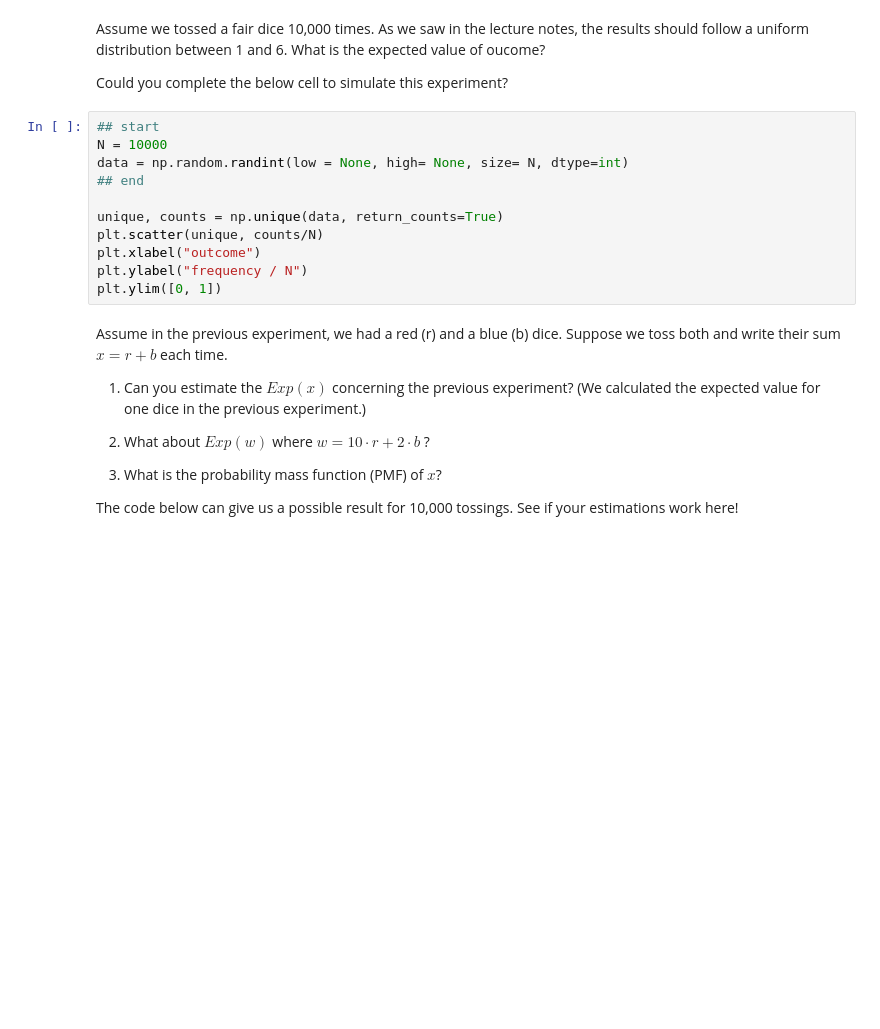
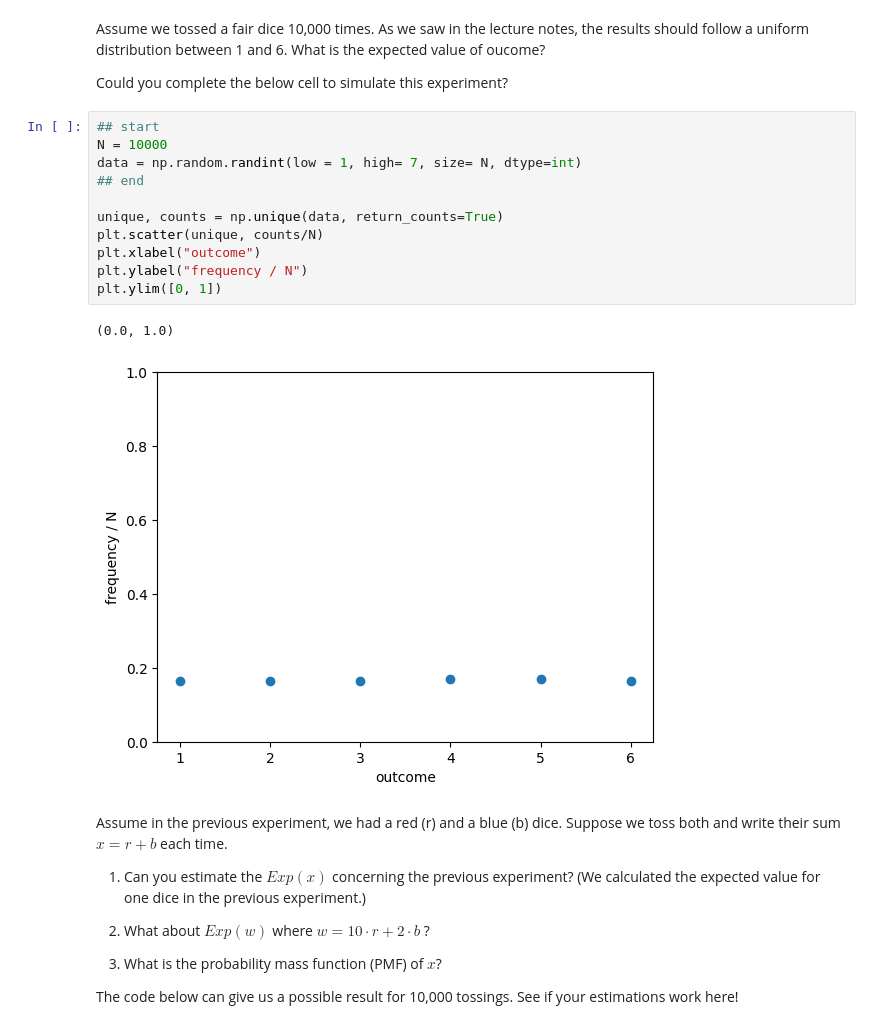
Before and after one commit to lalopezpa/stochastics, a Jupyter notebook: Tutorial_02.ipynb, the cells around one changed output. Cells and saved outputs as stored; diff of their text form; blank space fills up the shorter version.

```diff
--- a/Tutorial_02.ipynb
+++ b/Tutorial_02.ipynb
@@ -116,14 +116,17 @@ Could you complete the below cell to simulate this experiment?
 # %%
 ## start
 N = 10000
-data = np.random.randint(low = None, high= None, size= N, dtype=int)
+data = np.random.randint(low = 1, high= 7, size= N, dtype=int)
 ## end
 
 unique, counts = np.unique(data, return_counts=True)
 plt.scatter(unique, counts/N)
 plt.xlabel("outcome")
 plt.ylabel("frequency / N")
 plt.ylim([0, 1])
+# %% [output]
+(0.0, 1.0)
+[figure, added]
 # %% [markdown]
 Assume in the previous experiment, we had a red (r) and a blue (b) dice.
 Suppose we toss both and write their sum $ x =  r +  b$ each time.
```
Also changed, not shown: parts of 1 cell of this notebook.
